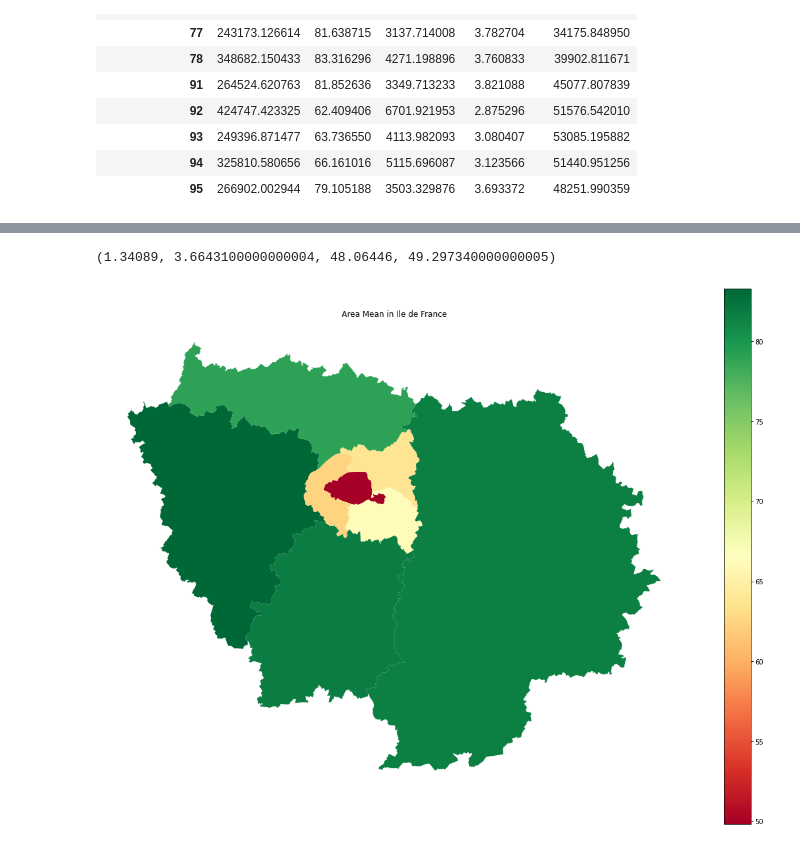
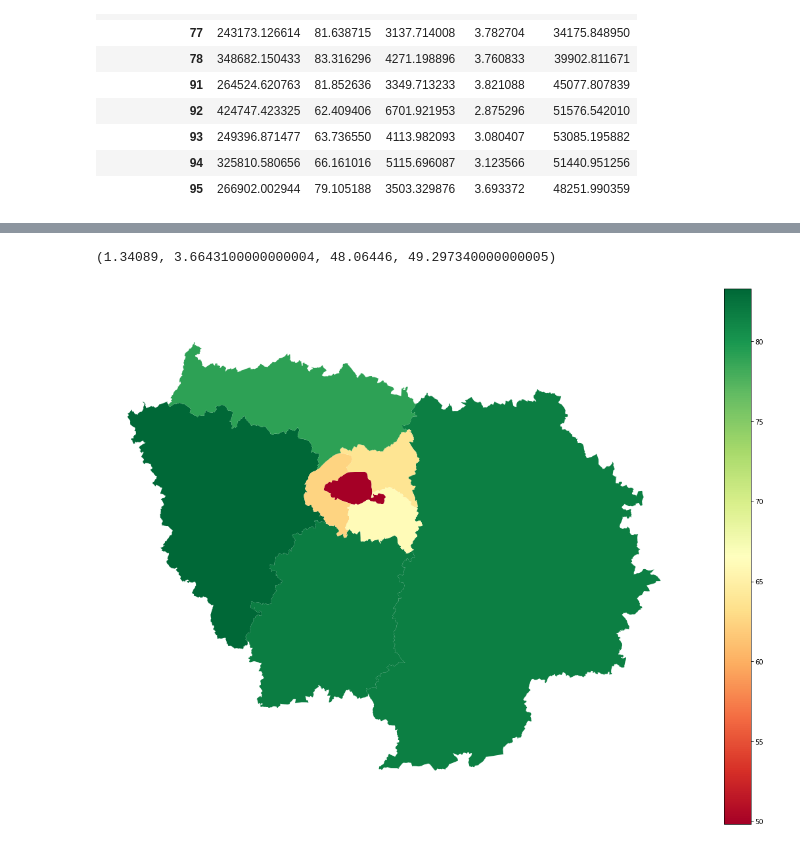
Before and after one commit to Sebastiao199/datathon_realestate, a Jupyter notebook: geojsonfiles_analysis.ipynb, the cells around one changed output, grey strips where cells are left out. Cells and saved outputs as stored; diff of their text form; code cells hidden in the pictures.

```diff
--- a/geojsonfiles_analysis.ipynb
+++ b/geojsonfiles_analysis.ipynb
@@ -253,9 +253,9 @@ plt.axis('off')
 # %%
 final_geo.plot(column="area", cmap='RdYlGn', legend=True, k=10, figsize=(20, 15))
-plt.title('Area Mean in Ile de France')
+# plt.title('Area Mean in Ile de France')
 plt.axis('off')
 # %% [output]
 (1.34089, 3.6643100000000004, 48.06446, 49.297340000000005)
-[figure, old version]
+[figure, new version]
 # %%
 final_geo.plot(column="price_sqm", cmap='RdYlGn_r', legend=True, k=10, figsize=(20, 15))
```
Also changed, not shown: parts of 5 cells of this notebook.
